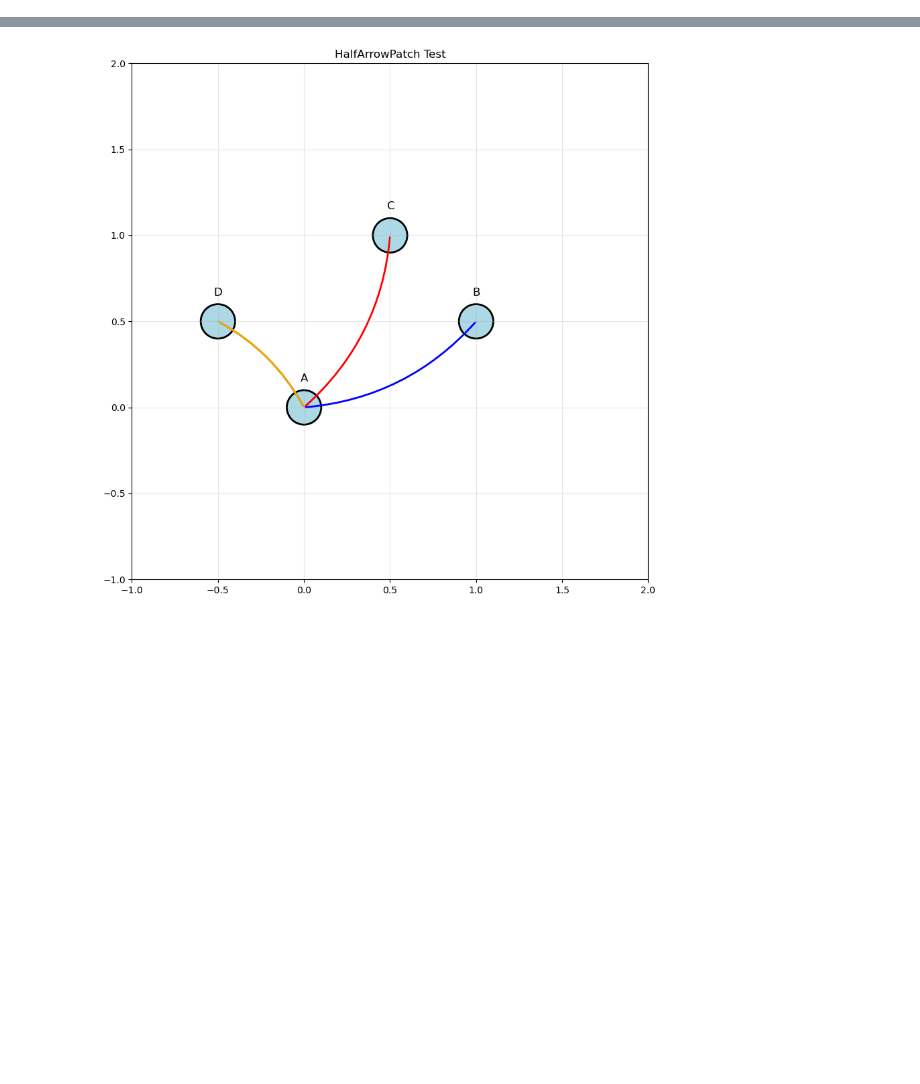
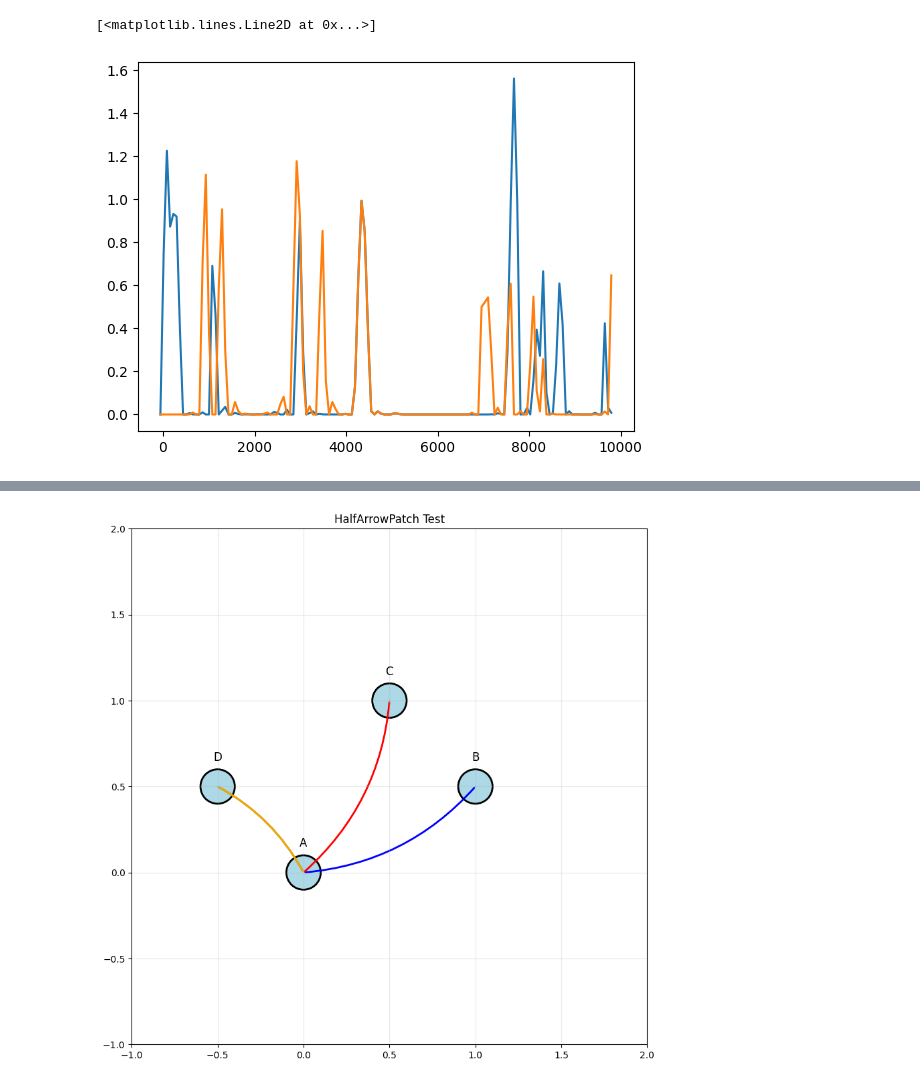
Before and after one commit to anacanoherranz/TFM, a Jupyter notebook: redes/redes.ipynb, the cells around one changed output, grey strips where cells are left out. Saved outputs shown, nothing was run; the diff lists cells and outputs as text; code cells hidden in the pictures; blank space fills up the shorter version.

```diff
--- a/redes/redes.ipynb
+++ b/redes/redes.ipynb
@@ -6,10 +6,3 @@ import pandas as pd
 import os
 import pickle
 import networkx as nx
-# %%
-with open("results_w1_delta.pkl", "rb") as f:
-    data = pickle.load(f)
-
-coef = data["matriz_coeficientes"]
-sig = data["matriz_significancia"]
-especies = data["especies"]
@@ -15,0 +502,9 @@ especies = data["especies"]
+# %%
+#plotear series de Centaurea y Valerianaceae
+sp1="Centaurea"
+sp2="Valerianaceae"
+plt.plot(df["cal BP"], df[sp1], label=sp1)
+plt.plot(df["cal BP"], df[sp2], label=sp2)
+# %% [output]
+[<matplotlib.lines.Line2D at 0x...>]
+[figure, added]
```
Also changed, not shown: parts of 14 cells of this notebook, 38 other files.
